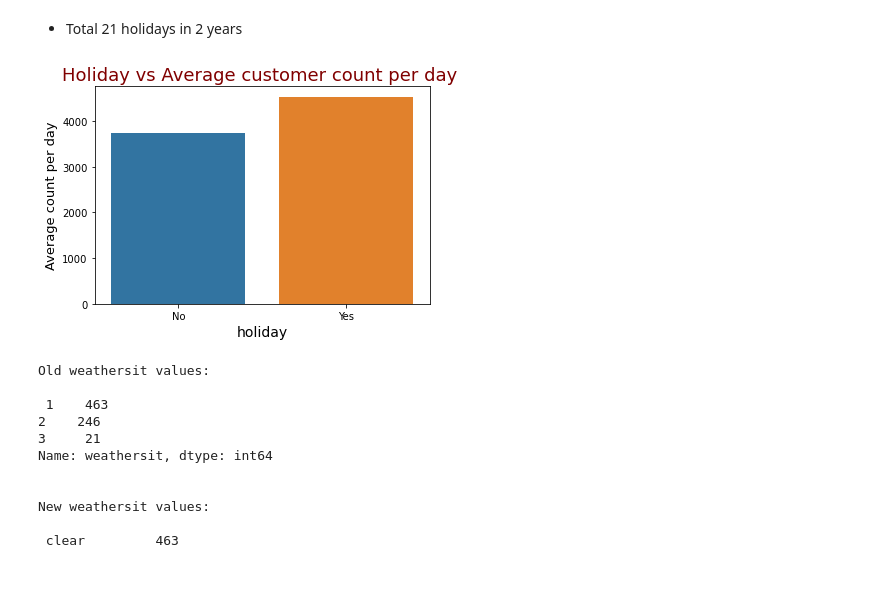
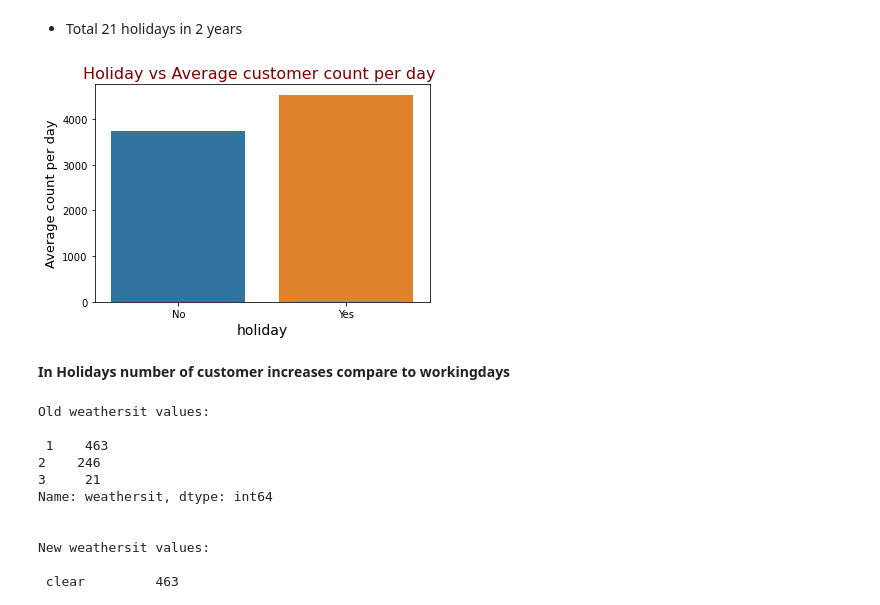
Before and after one commit to rahul-kum4w4t/bike_shaing_assignment, a Jupyter notebook: bike_sharing_assignment.ipynb, the cells around one changed output. Cells and saved outputs as stored; diff of their text form; code cells hidden in the pictures; blank space fills up the shorter version.

```diff
--- a/bike_sharing_assignment.ipynb
+++ b/bike_sharing_assignment.ipynb
@@ -198,20 +200,22 @@ Name: holiday, dtype: int64
 # %%
 holidays_cnt = bsData[ bsData.holiday == 0 ]["cnt"]
 no_holidays_cnt = bsData[ bsData.holiday == 1 ]["cnt"]
 
 avg_holidays_cnt = holidays_cnt.sum() / holidays_cnt.count()
 avg_no_holidays_cnt = no_holidays_cnt.sum() / no_holidays_cnt.count()
 
 sns.barplot([0,1], [avg_no_holidays_cnt, avg_holidays_cnt])
 plt.xlabel('holiday', fontsize=14)
 plt.ylabel('Average count per day', fontsize=13)
 
 plt.xticks([0,1],labels=["No","Yes"])
-plt.title("Holiday vs Average customer count per day ",fontdict={"fontsize":18,"color":"Maroon"})
+plt.title("Holiday vs Average customer count per day ",fontdict={"fontsize":16,"color":"Maroon"})
 
 plt.show()
 # %% [output]
-[figure, old version]
+[figure, new version]
+# %% [markdown]
+__In Holidays number of customer increases compare to workingdays__
 # %%
 # checking number of unique entries in 'weathersit' column
 print("Old weathersit values: \n\n",bsData.weathersit.value_counts())
```
Also changed, not shown: parts of 44 cells of this notebook.
